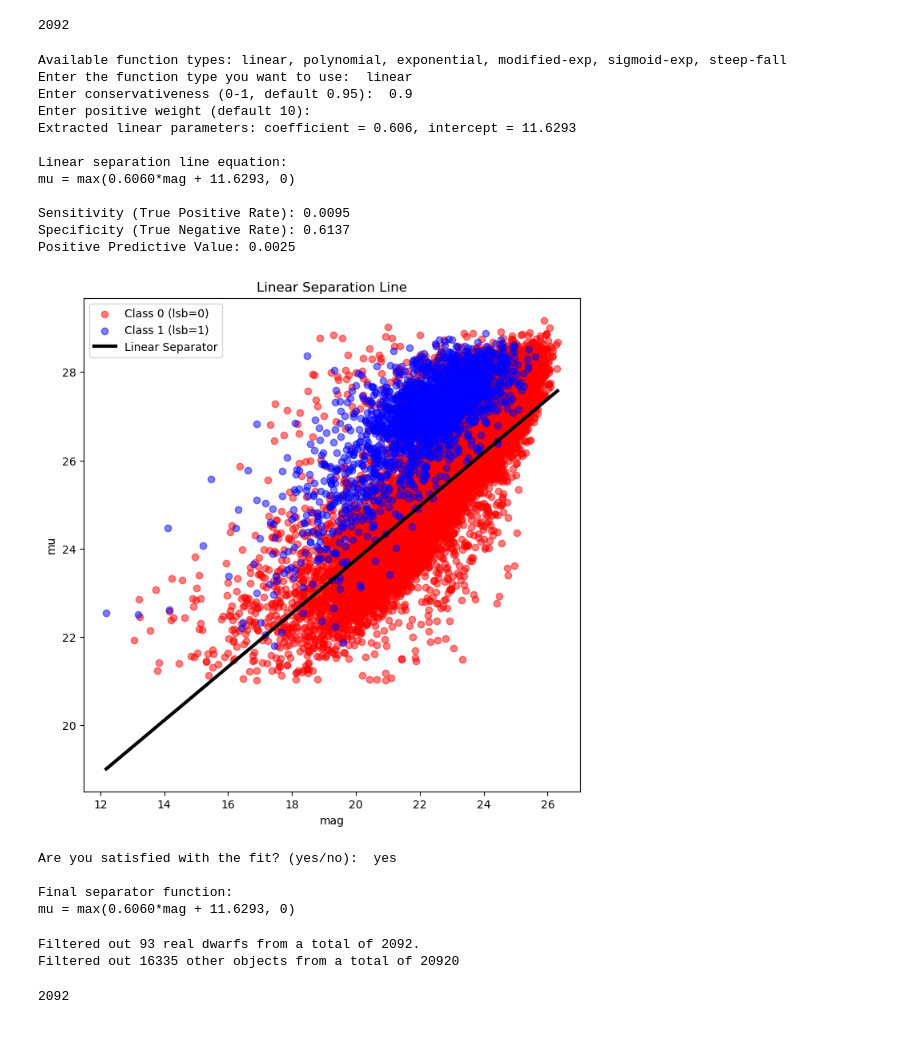
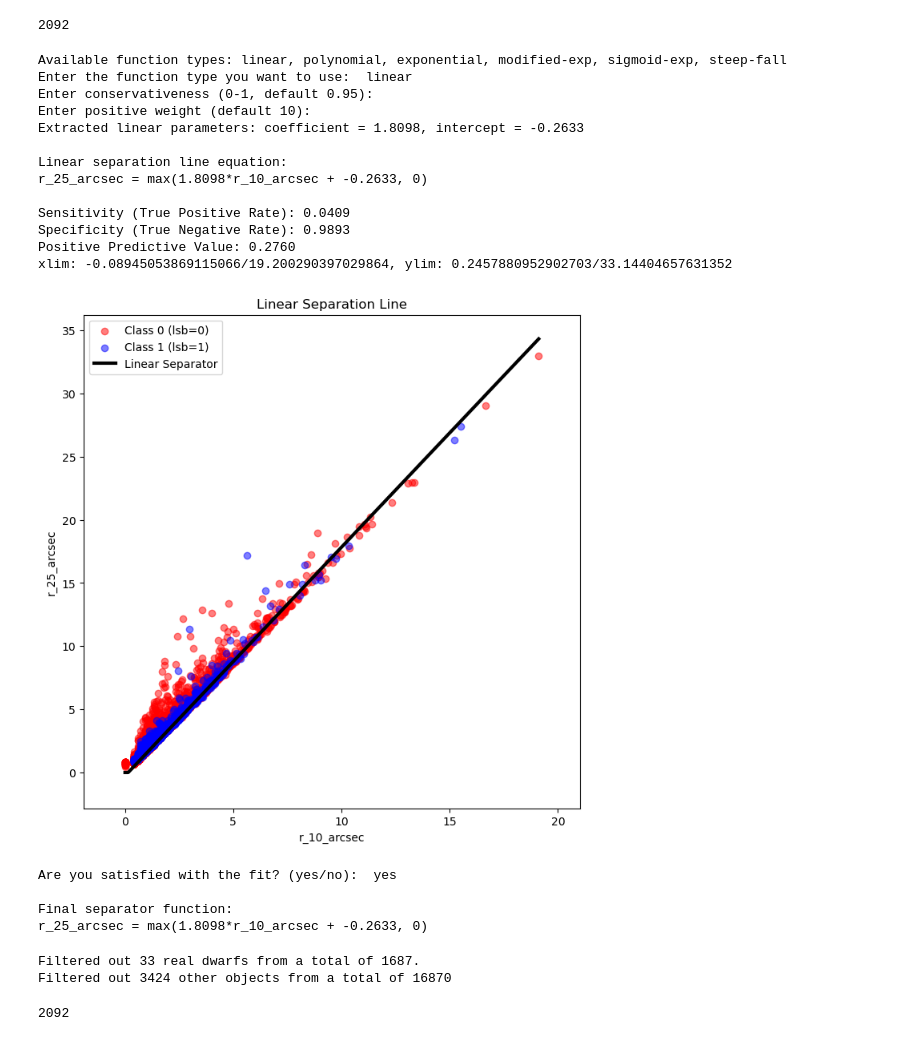
Before and after one commit to heesters-nick/DwarForge, a Jupyter notebook: notebooks/data_accretion.ipynb, the cells around one changed output. Drawn from its saved outputs; the diff is of its cells as text; code cells hidden in the pictures.

Commit message:
add param_phot filters for g,r,i + training data

```diff
--- a/notebooks/data_accretion.ipynb
+++ b/notebooks/data_accretion.ipynb
@@ -522,0 +766,6 @@ df_other2 = training_data2.loc[training_data2['lsb'] != 1].reset_index(drop=True
+# %%
+training_data_file_i = 'training_data_i_10x_rf.csv'
+training_data_i = pd.read_csv(os.path.join(table_dir, training_data_file_i))
+
+df_dwarf_i = training_data_i.loc[training_data_i['lsb'] == 1].reset_index(drop=True)
+df_other_i = training_data_i.loc[training_data_i['lsb'] != 1].reset_index(drop=True)
@@ -608,6 +853,6 @@ def plot_params(df_dwarf, df_other, param1, param2, func_type='linear', func_par
     plt.show()
 # %%
 %matplotlib widget
-param1, param2 = 'r_100_arcsec', 'r_75_arcsec' # 0.5952, 12.5157
-plot_params(df_dwarf2, df_other2, param1, param2, func_type='linear', func_params=[0.6060, 11.6293], annotate=False, plot_func=True)
+param1, param2 = 'mag', 'mu' # 0.5952, 12.5157
+plot_params(df_dwarf_r, df_other_r, param1, param2, func_type='linear', func_params=[0.6060, 11.6293], annotate=False, plot_func=True)
 # %% [output]
@@ -809,6 +1054,7 @@ def evaluate_separator(X, y, sep_func):
     return sensitivity, specificity, positive_predictive_value
 
 def plot_separator(X, y, sep_func, param1, param2, func_type):
+    plt.close('all')
     plt.figure(figsize=(8, 8))
     plt.scatter(X[y == 0][:, 0], X[y == 0][:, 1], c='r', label='Class 0 (lsb=0)', alpha=0.5)
     plt.scatter(X[y == 1][:, 0], X[y == 1][:, 1], c='b', label='Class 1 (lsb=1)', alpha=0.5)
@@ -816,7 +1062,12 @@ def plot_separator(X, y, sep_func, param1, param2, func_type):
     x_range = np.linspace(X[:, 0].min(), X[:, 0].max(), 1000)
     plt.plot(x_range, sep_func(x_range), color='black', lw=3, label=f'{func_type.capitalize()} Separator')
 
-    # plt.ylim(0, 100)
+    xinterval = X[:, 0].max() - X[:, 0].min()
+    yinterval = X[:, 1].max() - X[:, 1].min()
+
+    plt.xlim(X[:, 0].min()-(xinterval/10), X[:, 0].max()+(xinterval/10))
+    plt.ylim(X[:, 1].min()-(yinterval/10), X[:, 1].max()+(yinterval/10))
+    print(f'xlim: {X[:, 0].min()-(X[:, 0].mean()/10)}/{X[:, 0].max()+(X[:, 0].mean()/10)}, ylim: {X[:, 1].min()-(X[:, 1].mean()/10)}/{X[:, 1].max()+(X[:, 1].mean()/10)}')
     plt.xlabel(param1)
     plt.ylabel(param2)
     plt.legend()
@@ -937,47 +1188,48 @@ def main(df, param1, param2, class_column):
         sensitivity, specificity, ppv = evaluate_separator(X, y, sep_func)
 
         print(f"\n{chosen_type.capitalize()} separation line equation:")
         print(f"{param2} = {equation}")
         print(f"\nSensitivity (True Positive Rate): {sensitivity:.4f}")
         print(f"Specificity (True Negative Rate): {specificity:.4f}")
         print(f"Positive Predictive Value: {ppv:.4f}")
 
         plot_separator(X, y, sep_func, param1, param2, chosen_type)
 
         satisfied = input("\nAre you satisfied with the fit? (yes/no): ").lower()
         if satisfied == 'yes':
             break
 
         sep_func, equation, popt = adjust_parameters(chosen_type, popt, param1)
 
     print("\nFinal separator function:")
     print(f"{param2} = {equation}")
 
 # Define column names
-PARAM1 = 'mag'
-PARAM2 = 'mu'
+PARAM1 = 'r_10_arcsec'
+PARAM2 = 'r_25_arcsec'
 CLASS_COLUMN = 'lsb'
 # Run the analysis
 if __name__ == "__main__":
-    main(training_data2, PARAM1, PARAM2, CLASS_COLUMN)
+    main(training_data_i, PARAM1, PARAM2, CLASS_COLUMN)
 # %% [output]
 Available function types: linear, polynomial, exponential, modified-exp, sigmoid-exp, steep-fall
 Enter the function type you want to use:  linear
-Enter conservativeness (0-1, default 0.95):  0.9
+Enter conservativeness (0-1, default 0.95):
 Enter positive weight (default 10):
-Extracted linear parameters: coefficient = 0.606, intercept = 11.6293
+Extracted linear parameters: coefficient = 1.8098, intercept = -0.2633
 
 Linear separation line equation:
-mu = max(0.6060*mag + 11.6293, 0)
+r_25_arcsec = max(1.8098*r_10_arcsec + -0.2633, 0)
 
-Sensitivity (True Positive Rate): 0.0095
-Specificity (True Negative Rate): 0.6137
-Positive Predictive Value: 0.0025
+Sensitivity (True Positive Rate): 0.0409
+Specificity (True Negative Rate): 0.9893
+Positive Predictive Value: 0.2760
+xlim: -0.08945053869115066/19.200290397029864, ylim: 0.2457880952902703/33.14404657631352
-[figure, old version]
+[figure, new version]
 Are you satisfied with the fit? (yes/no):  yes
 
 Final separator function:
-mu = max(0.6060*mag + 11.6293, 0)
+r_25_arcsec = max(1.8098*r_10_arcsec + -0.2633, 0)
 # %%
 0.5952 * params_field['mag'] + 12.5157
 # %%
@@ -986,8 +1238,8 @@ a, b = 0.5952, 12.5157
 # %%
-filtered_df = check_param_filter(training_data1, a, b)
+filtered_df = check_param_filter(training_data_i, a, b, band='ps-i')
 # %% [output]
-Filtered out 93 real dwarfs from a total of 2092.
-Filtered out 16335 other objects from a total of 20920
+Filtered out 33 real dwarfs from a total of 1687.
+Filtered out 3424 other objects from a total of 16870
 # %%
 np.count_nonzero(training_data1['lsb']==1)
 # %% [output]
```
Also changed, not shown: parts of 17 cells of this notebook, 5 other files.
